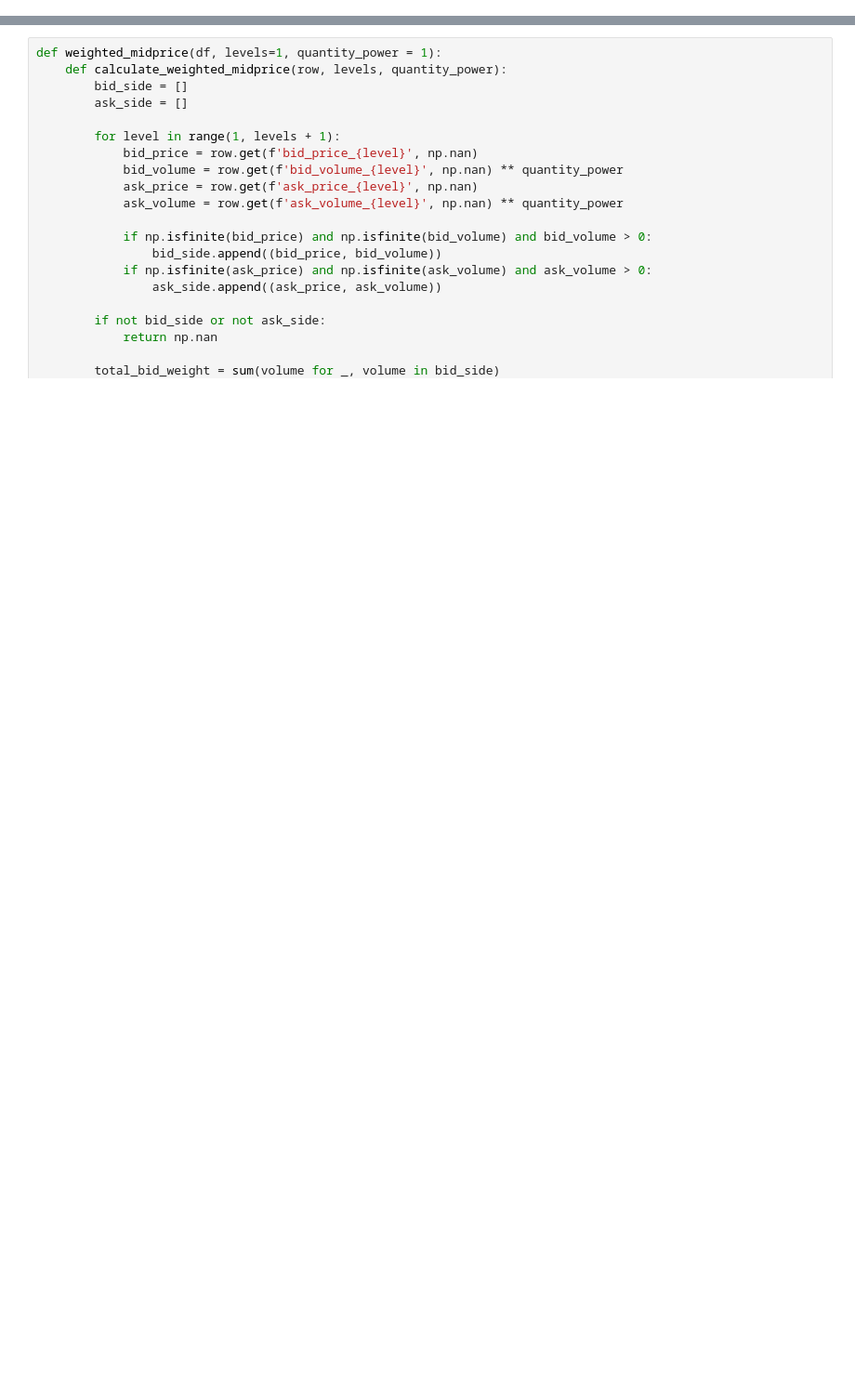
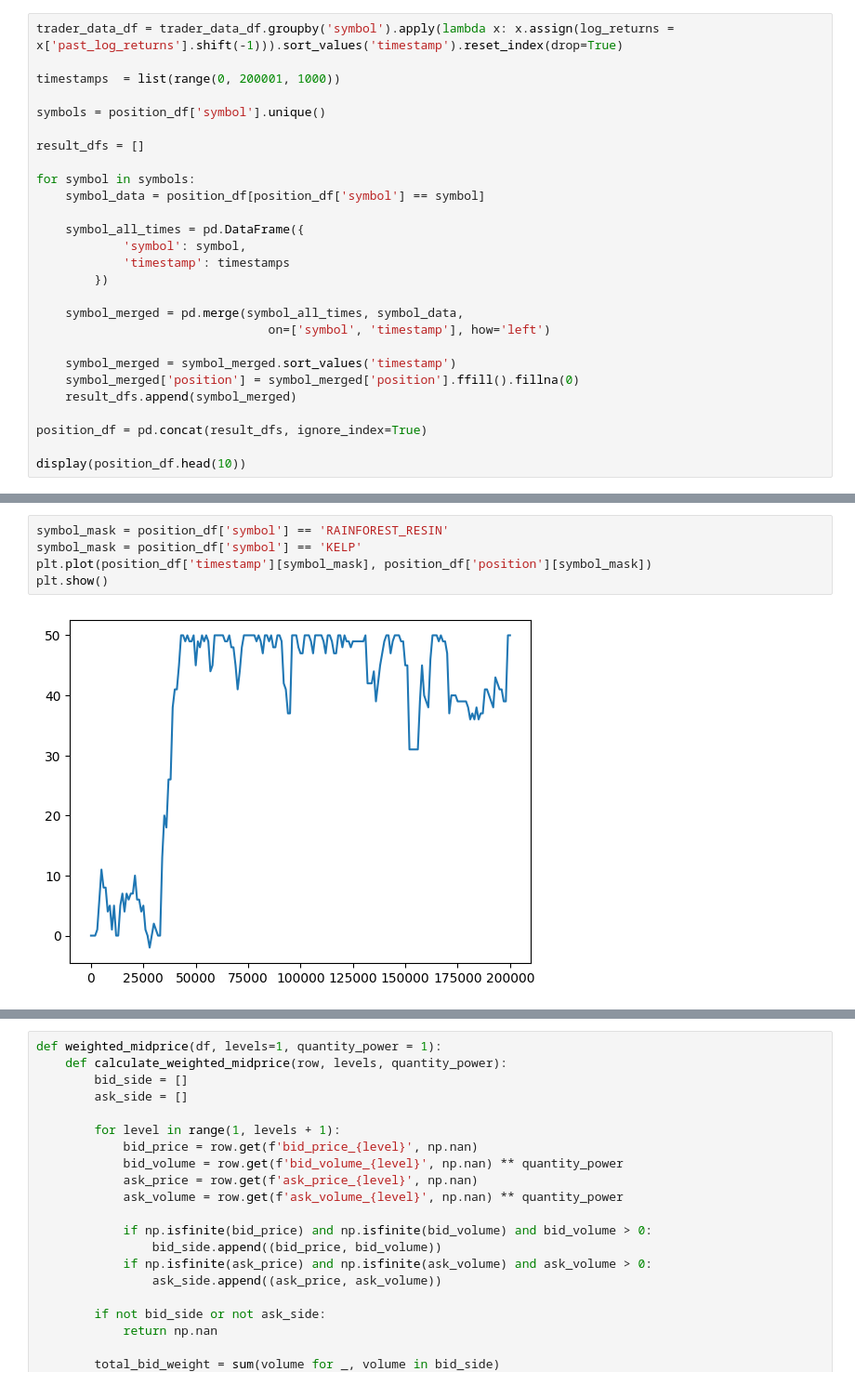
Before and after one commit to Keshav-Shah/IMC-Prosperity-2025-Rice, a Jupyter notebook: trade_data_analysis.ipynb, the cells around one changed output, grey strips where cells are left out. Shown: that part at 93% size. Cells and saved outputs as stored; diff of their text form; blank space fills up the shorter version.

```diff
--- a/trade_data_analysis.ipynb
+++ b/trade_data_analysis.ipynb
@@ -7,0 +222,27 @@ df = pd.read_csv(file_path, delimiter=';')
+# %%
+trader_data_df = trader_data_df.groupby('symbol').apply(lambda x: x.assign(log_returns = x['past_log_returns'].shift(-1))).sort_values('timestamp').reset_index(drop=True)
+
+timestamps  = list(range(0, 200001, 1000))
+
+symbols = position_df['symbol'].unique()
+
+result_dfs = []
+
+for symbol in symbols:
+    symbol_data = position_df[position_df['symbol'] == symbol]
+
+    symbol_all_times = pd.DataFrame({
+            'symbol': symbol,
+            'timestamp': timestamps
+        })
+
+    symbol_merged = pd.merge(symbol_all_times, symbol_data,
+                                on=['symbol', 'timestamp'], how='left')
+
+    symbol_merged = symbol_merged.sort_values('timestamp')
+    symbol_merged['position'] = symbol_merged['position'].ffill().fillna(0)
+    result_dfs.append(symbol_merged)
+
+position_df = pd.concat(result_dfs, ignore_index=True)
+
+display(position_df.head(10))
@@ -7,0 +261,7 @@ df = pd.read_csv(file_path, delimiter=';')
+# %%
+symbol_mask = position_df['symbol'] == 'RAINFOREST_RESIN'
+symbol_mask = position_df['symbol'] == 'KELP'
+plt.plot(position_df['timestamp'][symbol_mask], position_df['position'][symbol_mask])
+plt.show()
+# %% [output]
+[figure, added]
```
Also changed, not shown: parts of 21 cells of this notebook, 1 other file.
